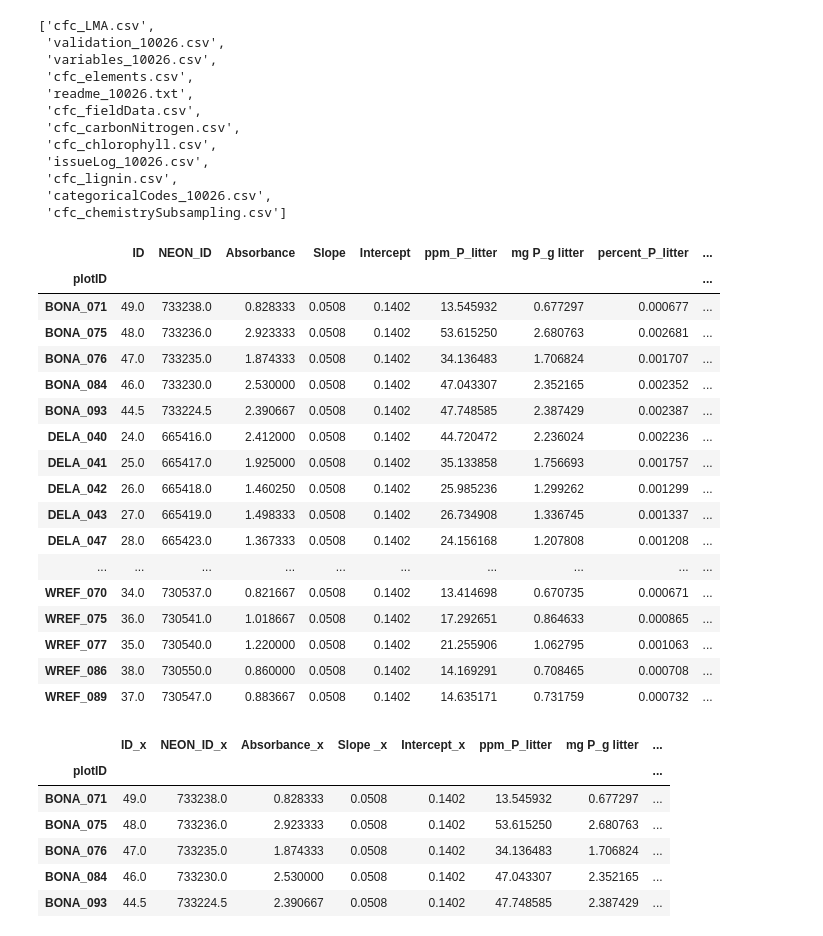
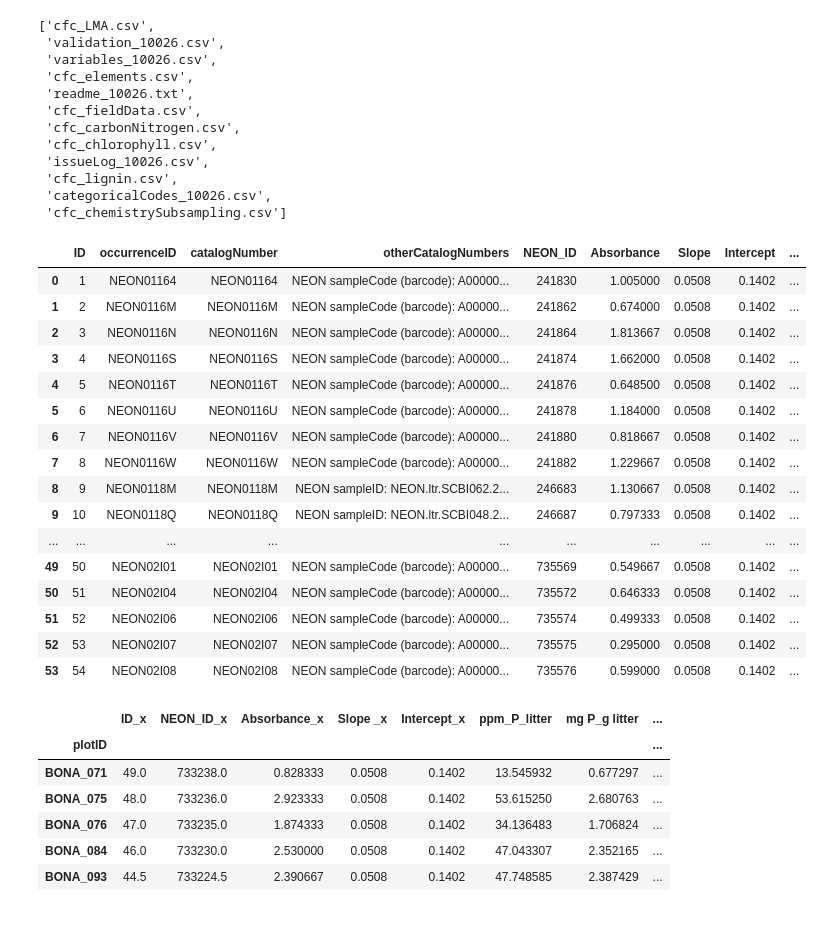
Before and after one commit to emhauser/NEON-Data, a Jupyter notebook: NEON_StoichiometryAnalysis.ipynb, the cells around one changed output. Saved outputs shown, nothing was run; the diff lists cells and outputs as text; code cells hidden in the pictures.

Commit message:
More plot updates

```diff
--- a/NEON_StoichiometryAnalysis.ipynb
+++ b/NEON_StoichiometryAnalysis.ipynb
@@ -88,26 +89,25 @@ LitterMeans = litterCNP.groupby('plotID').mean()
 RootMeans = rootCNP.groupby('plotID').mean()
 # %%
 pandas.set_option("display.max_columns()",None)
-LitterMeans
+litterCNP
 # %% [output]
-|  | ID | NEON_ID | Absorbance | Slope | Intercept | ppm_P_litter | mg P_g litter | percent_P_litter | ... |
-| plotID |  |  |  |  |  |  |  |  | ... |
-| BONA_071 | 49.0 | 733238.0 | 0.828333 | 0.0508 | 0.1402 | 13.545932 | 0.677297 | 0.000677 | ... |
-| BONA_075 | 48.0 | 733236.0 | 2.923333 | 0.0508 | 0.1402 | 53.615250 | 2.680763 | 0.002681 | ... |
-| BONA_076 | 47.0 | 733235.0 | 1.874333 | 0.0508 | 0.1402 | 34.136483 | 1.706824 | 0.001707 | ... |
-| BONA_084 | 46.0 | 733230.0 | 2.530000 | 0.0508 | 0.1402 | 47.043307 | 2.352165 | 0.002352 | ... |
-| BONA_093 | 44.5 | 733224.5 | 2.390667 | 0.0508 | 0.1402 | 47.748585 | 2.387429 | 0.002387 | ... |
-| DELA_040 | 24.0 | 665416.0 | 2.412000 | 0.0508 | 0.1402 | 44.720472 | 2.236024 | 0.002236 | ... |
-| DELA_041 | 25.0 | 665417.0 | 1.925000 | 0.0508 | 0.1402 | 35.133858 | 1.756693 | 0.001757 | ... |
-| DELA_042 | 26.0 | 665418.0 | 1.460250 | 0.0508 | 0.1402 | 25.985236 | 1.299262 | 0.001299 | ... |
-| DELA_043 | 27.0 | 665419.0 | 1.498333 | 0.0508 | 0.1402 | 26.734908 | 1.336745 | 0.001337 | ... |
-| DELA_047 | 28.0 | 665423.0 | 1.367333 | 0.0508 | 0.1402 | 24.156168 | 1.207808 | 0.001208 | ... |
+|  | ID | occurrenceID | catalogNumber | otherCatalogNumbers | NEON_ID | Absorbance | Slope | Intercept | ... |
+| 0 | 1 | NEON01164 | NEON01164 | NEON sampleCode (barcode): A00000... | 241830 | 1.005000 | 0.0508 | 0.1402 | ... |
+| 1 | 2 | NEON0116M | NEON0116M | NEON sampleCode (barcode): A00000... | 241862 | 0.674000 | 0.0508 | 0.1402 | ... |
+| 2 | 3 | NEON0116N | NEON0116N | NEON sampleCode (barcode): A00000... | 241864 | 1.813667 | 0.0508 | 0.1402 | ... |
+| 3 | 4 | NEON0116S | NEON0116S | NEON sampleCode (barcode): A00000... | 241874 | 1.662000 | 0.0508 | 0.1402 | ... |
+| 4 | 5 | NEON0116T | NEON0116T | NEON sampleCode (barcode): A00000... | 241876 | 0.648500 | 0.0508 | 0.1402 | ... |
+| 5 | 6 | NEON0116U | NEON0116U | NEON sampleCode (barcode): A00000... | 241878 | 1.184000 | 0.0508 | 0.1402 | ... |
+| 6 | 7 | NEON0116V | NEON0116V | NEON sampleCode (barcode): A00000... | 241880 | 0.818667 | 0.0508 | 0.1402 | ... |
+| 7 | 8 | NEON0116W | NEON0116W | NEON sampleCode (barcode): A00000... | 241882 | 1.229667 | 0.0508 | 0.1402 | ... |
+| 8 | 9 | NEON0118M | NEON0118M | NEON sampleID: NEON.ltr.SCBI062.2... | 246683 | 1.130667 | 0.0508 | 0.1402 | ... |
+| 9 | 10 | NEON0118Q | NEON0118Q | NEON sampleID: NEON.ltr.SCBI048.2... | 246687 | 0.797333 | 0.0508 | 0.1402 | ... |
 | ... | ... | ... | ... | ... | ... | ... | ... | ... | ... |
-| WREF_070 | 34.0 | 730537.0 | 0.821667 | 0.0508 | 0.1402 | 13.414698 | 0.670735 | 0.000671 | ... |
-| WREF_075 | 36.0 | 730541.0 | 1.018667 | 0.0508 | 0.1402 | 17.292651 | 0.864633 | 0.000865 | ... |
-| WREF_077 | 35.0 | 730540.0 | 1.220000 | 0.0508 | 0.1402 | 21.255906 | 1.062795 | 0.001063 | ... |
-| WREF_086 | 38.0 | 730550.0 | 0.860000 | 0.0508 | 0.1402 | 14.169291 | 0.708465 | 0.000708 | ... |
-| WREF_089 | 37.0 | 730547.0 | 0.883667 | 0.0508 | 0.1402 | 14.635171 | 0.731759 | 0.000732 | ... |
+| 49 | 50 | NEON02I01 | NEON02I01 | NEON sampleCode (barcode): A00000... | 735569 | 0.549667 | 0.0508 | 0.1402 | ... |
+| 50 | 51 | NEON02I04 | NEON02I04 | NEON sampleCode (barcode): A00000... | 735572 | 0.646333 | 0.0508 | 0.1402 | ... |
+| 51 | 52 | NEON02I06 | NEON02I06 | NEON sampleCode (barcode): A00000... | 735574 | 0.499333 | 0.0508 | 0.1402 | ... |
+| 52 | 53 | NEON02I07 | NEON02I07 | NEON sampleCode (barcode): A00000... | 735575 | 0.295000 | 0.0508 | 0.1402 | ... |
+| 53 | 54 | NEON02I08 | NEON02I08 | NEON sampleCode (barcode): A00000... | 735576 | 0.599000 | 0.0508 | 0.1402 | ... |
 # %%
 ##Merge datasets so that they are aligned by plot ID
 
```
Also changed, not shown: parts of 13 cells of this notebook.
